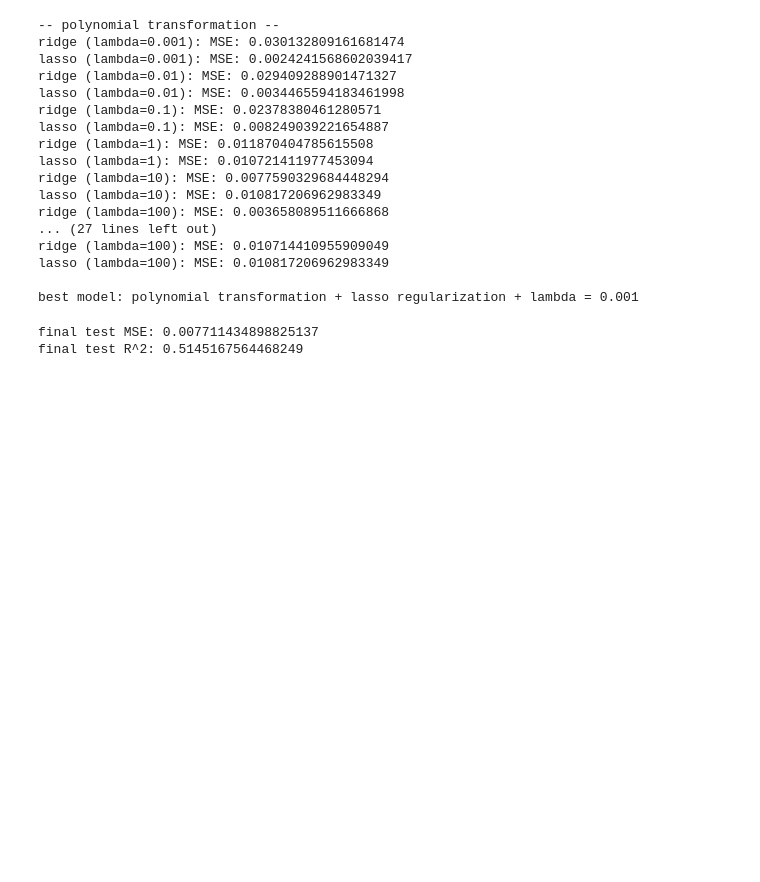
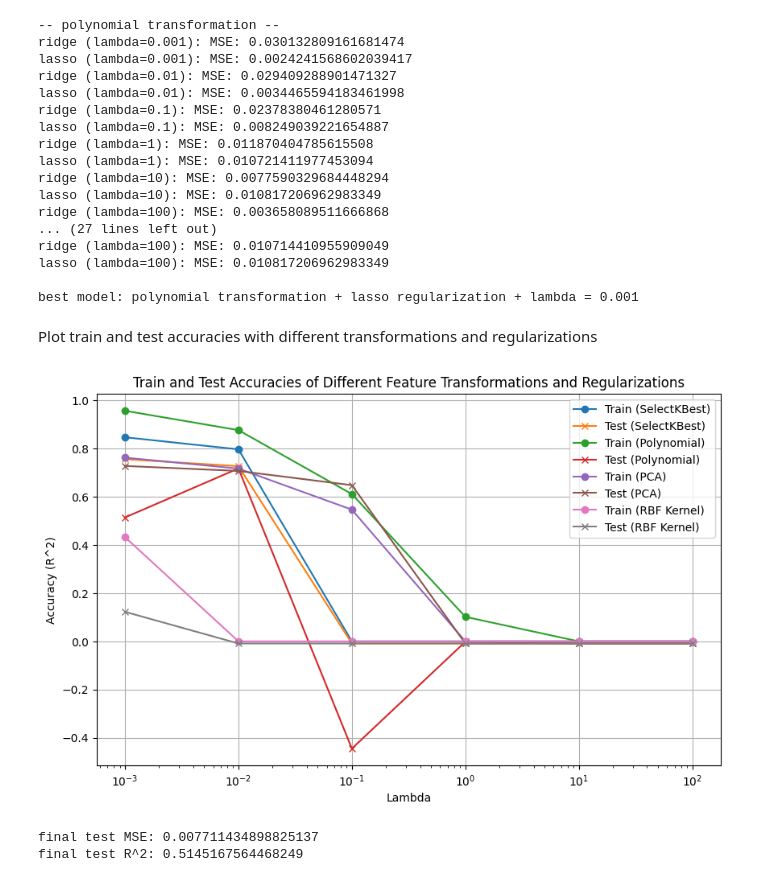
Before and after one commit to eileenxu9/EPLmodels, a Jupyter notebook: FinalProject.ipynb, the cells around one changed output. Saved outputs shown, nothing was run; the diff lists cells and outputs as text; code cells hidden in the pictures; blank space fills up the shorter version.

Commit message:
final models

```diff
--- a/FinalProject.ipynb
+++ b/FinalProject.ipynb
@@ -309,6 +309,65 @@ ridge (lambda=100): MSE: 0.010714410955909049
 lasso (lambda=100): MSE: 0.010817206962983349
 
 best model: polynomial transformation + lasso regularization + lambda = 0.001
+# %% [markdown]
+Plot train and test accuracies with different transformations and regularizations
+# %%
+# store results for plotting
+transformations = ['SelectKBest', 'Polynomial', 'PCA', 'RBF Kernel']
+lambdas = [0.001, 0.01, 0.1, 1, 10, 100]
+train_accuracies = []
+test_accuracies = []
+
+# iterate through the transformations and lambdas
+for transformation in transformations:
+    for lambd in lambdas:
+        # select transformation
+        if transformation == 'SelectKBest':
+            X_train_transformed = X_train_kbest
+            X_val_transformed = X_val_kbest
+            X_test_transformed = X_test_kbest
+        elif transformation == 'Polynomial':
+            poly = PolynomialFeatures(degree=3, include_bias=False)
+            X_train_transformed = poly.fit_transform(X_train_kbest)
+            X_val_transformed = poly.transform(X_val_kbest)
+            X_test_transformed = poly.transform(X_test_kbest)
+        elif transformation == 'PCA':
+            pca = PCA(n_components=30)
+            X_train_transformed = pca.fit_transform(X_train)
+            X_val_transformed = pca.transform(X_val)
+            X_test_transformed = pca.transform(X_test)
+        elif transformation == 'RBF Kernel':
+            rbf = RBFSampler(gamma=1, random_state=42, n_components=100)
+            X_train_transformed = rbf.fit_transform(X_train_kbest)
+            X_val_transformed = rbf.transform(X_val_kbest)
+            X_test_transformed = rbf.transform(X_test_kbest)
+
+        # apply Lasso regularization with lambda
+        model = Lasso(alpha=lambd, max_iter=10000)
+        model.fit(X_train_transformed, y_train)
+
+        # get train and test accuracies (R^2 score)
+        train_accuracy = model.score(X_train_transformed, y_train)
+        test_accuracy = model.score(X_test_transformed, y_test)
+
+        train_accuracies.append(train_accuracy)
+        test_accuracies.append(test_accuracy)
+
+# plot train and test accuracies
+plt.figure(figsize=(10, 6))
+for i, transformation in enumerate(transformations):
+    plt.plot(lambdas, train_accuracies[i*len(lambdas):(i+1)*len(lambdas)], label=f'Train ({transformation})', marker='o')
+    plt.plot(lambdas, test_accuracies[i*len(lambdas):(i+1)*len(lambdas)], label=f'Test ({transformation})', marker='x')
+
+plt.xscale('log')
+plt.xlabel('Lambda')
+plt.ylabel('Accuracy (R^2)')
+plt.title('Train and Test Accuracies of Different Feature Transformations and Regularizations')
+plt.legend()
+plt.grid(True)
+plt.show()
+# %% [output]
+[figure, added]
 # %%
 # final evaluation on test set using best model from validation set
 # best model: polynomial transformation + lasso regularization + lamda = 0.01
```
Also changed, not shown: parts of 11 cells of this notebook.
